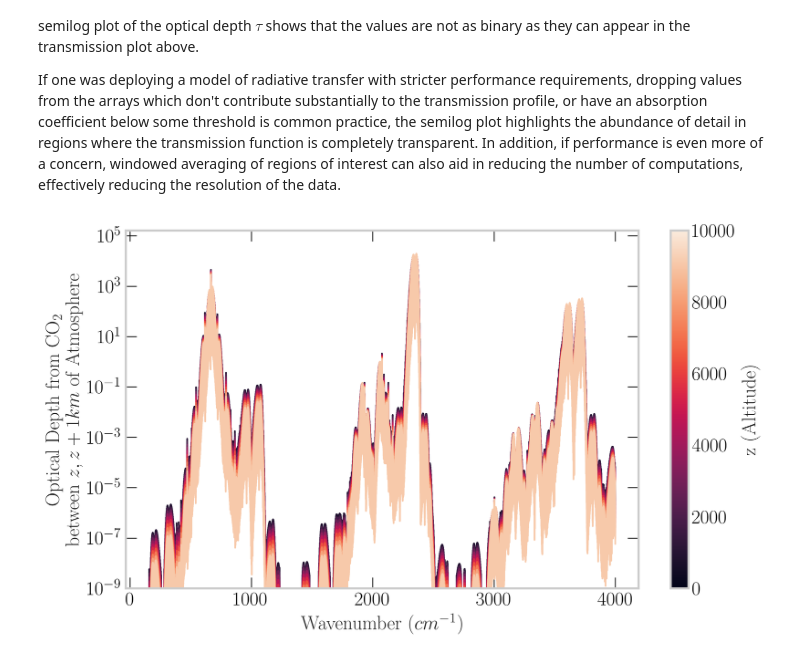
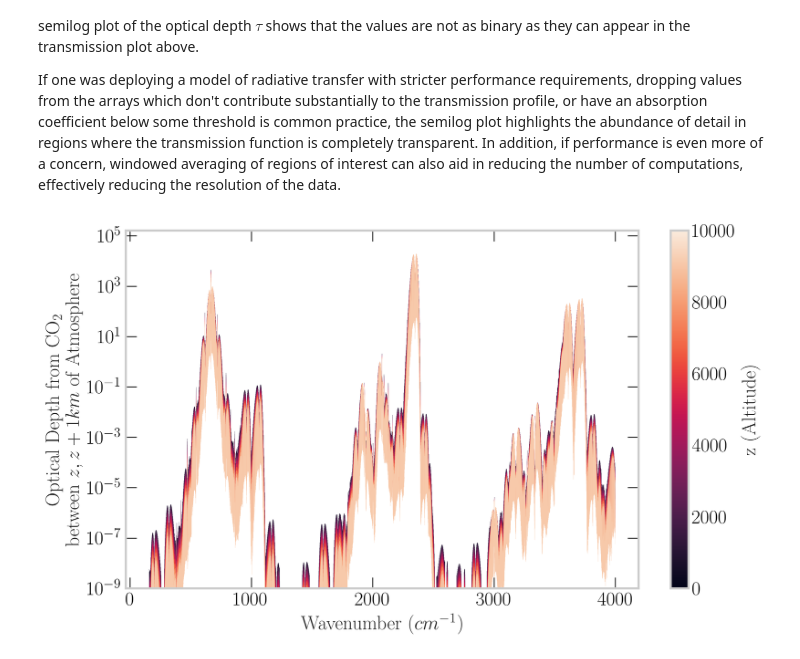
Before and after one commit to seancraven/CDS_book, a Jupyter notebook: Chapter_3/lorentzian_broadening.ipynb, the cells around one changed output. Drawn from its saved outputs; the diff is of its cells as text; code cells hidden in the pictures.

```diff
--- a/Chapter_3/lorentzian_broadening.ipynb
+++ b/Chapter_3/lorentzian_broadening.ipynb
@@ -201,14 +204,14 @@ The previous figure displays clear windows of opacity which decrease in size wit
 # %%
 fig, ax = plt.subplots(1, 1, figsize=(10, 6))
 color_cycle = ax.set_prop_cycle(color=cmap)
 
 for o_d in od:
-    ax.semilogy(nu, o_d)
+    ax.semilogy(nu, o_d, linewidth=0.1)
 cb = fig.colorbar(sm)
 ax.set_xlabel('Wavenumber $(cm^{-1})$')
 ax.set_ylabel(
     'Optical Depth from CO$_2$ \n  between $z, z+1km$ of Atmosphere')
 ax.set_ylim(10 ** -9)
 cb.set_label('z (Altitude)');
 # %% [output]
-[figure, old version]
+[figure, new version]
```
Also changed, not shown: parts of 10 cells of this notebook.
